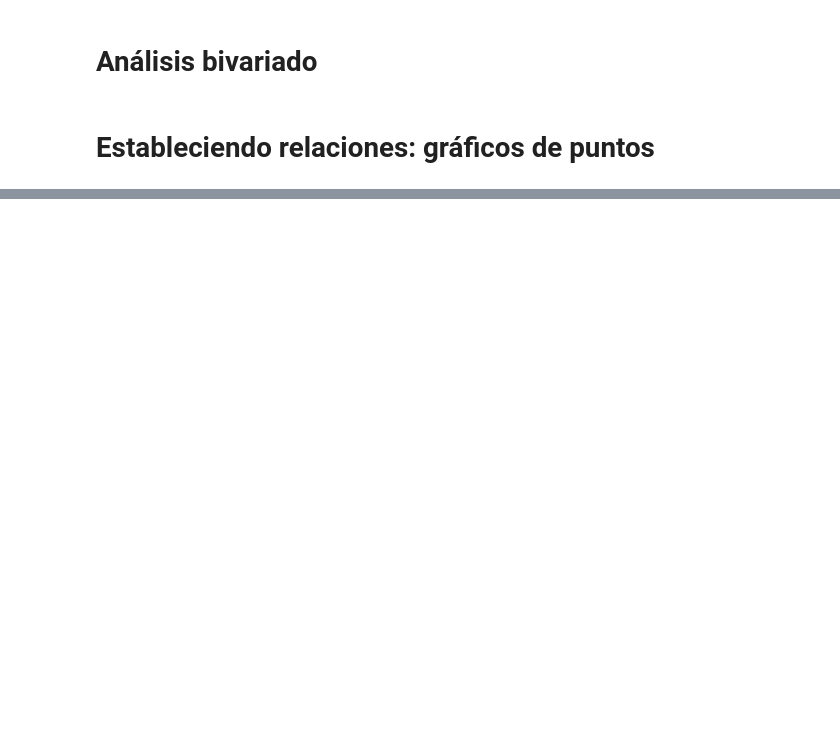
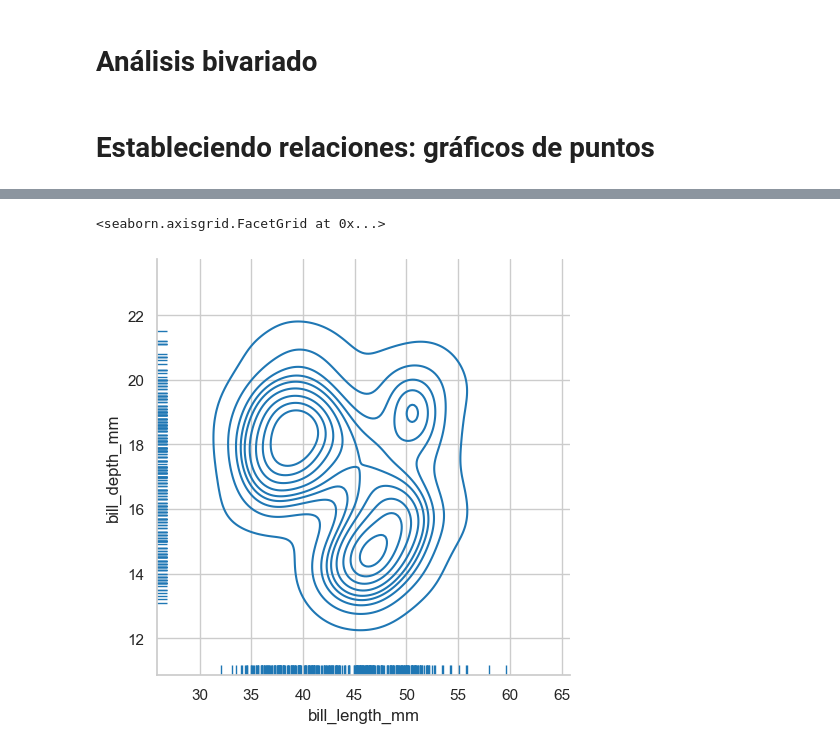
Before and after one commit to abarreran/Penguin, a Jupyter notebook: pinguinos.ipynb, the cells around one changed output, grey strips where cells are left out. Drawn from its saved outputs; the diff is of its cells as text; code cells hidden in the pictures; blank space fills up the shorter version.

```diff
--- a/pinguinos.ipynb
+++ b/pinguinos.ipynb
@@ -929,0 +938,11 @@ plt.ylim([sex_numeric.mean() - 0.20, sex_numeric.mean() + 0.20])
+# %%
+sns.displot(
+    data=preprocess_penguins_df,
+    x='bill_length_mm',
+    y='bill_depth_mm',
+    rug=True,
+    kind='kde'
+)
+# %% [output]
+<seaborn.axisgrid.FacetGrid at 0x...>
+[figure, added]
```
Also changed, not shown: parts of 17 cells of this notebook.
